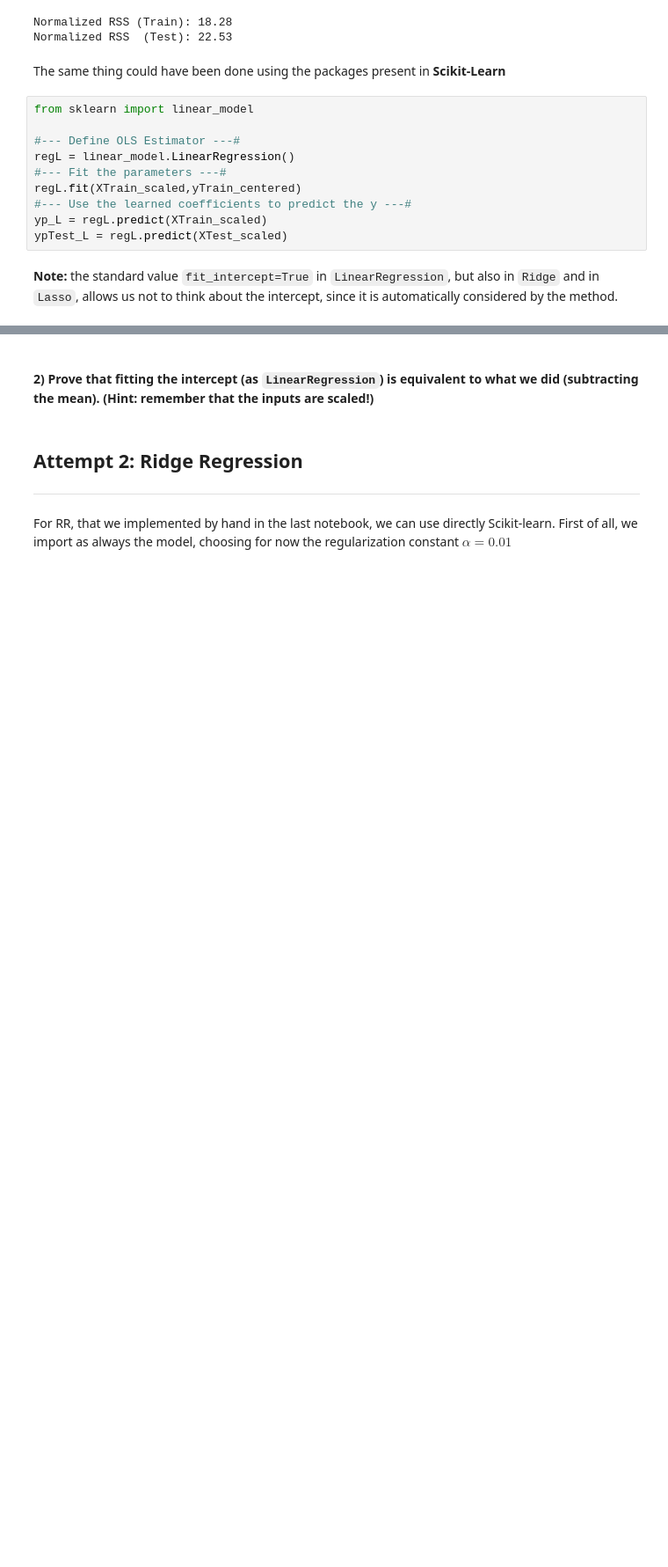
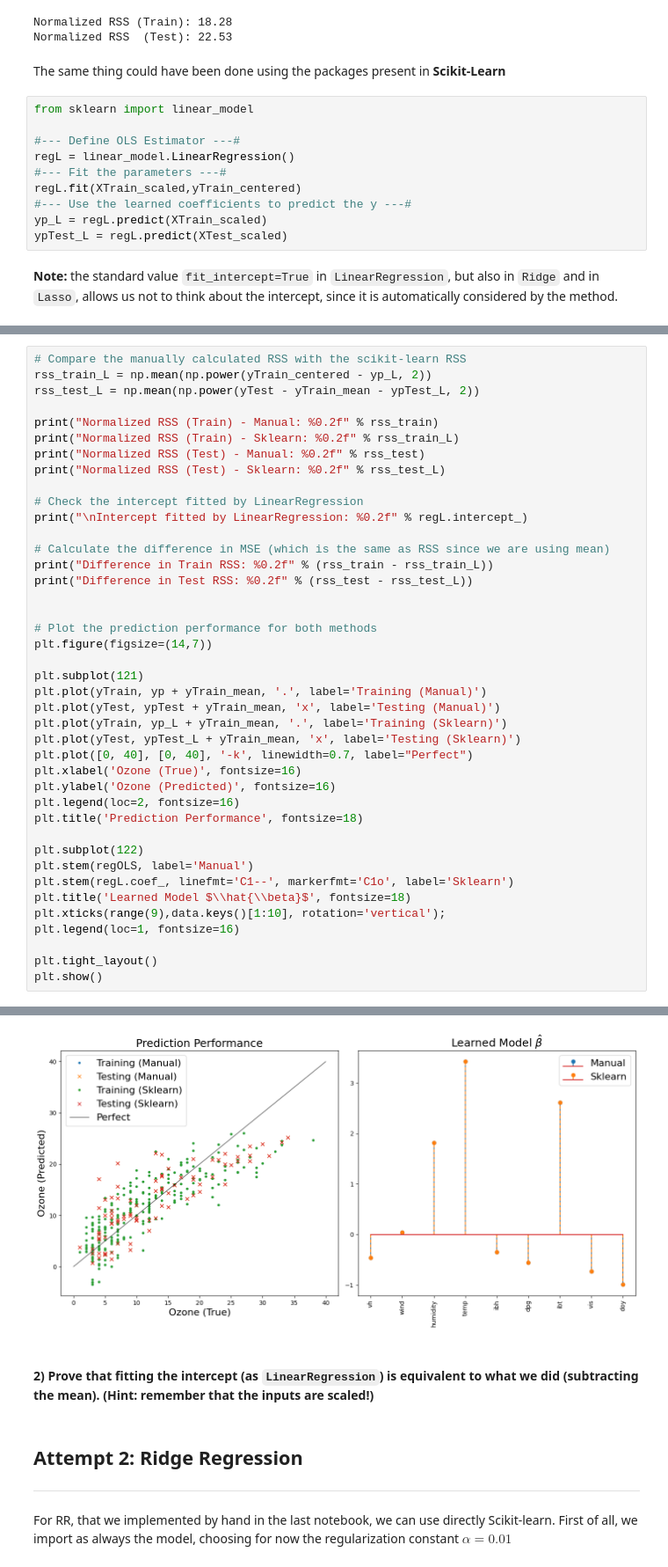
Before and after one commit to Jerry0209/FundamentalLearningEPFL, a Jupyter notebook: TP6/regularized_linear_regression_Jerry.ipynb, the cells around one changed output, grey strips where cells are left out. Shown at 88% size. Drawn from its saved outputs; the diff is of its cells as text; blank space fills up the shorter version.

```diff
--- a/TP6/regularized_linear_regression_Jerry.ipynb
+++ b/TP6/regularized_linear_regression_Jerry.ipynb
@@ -152,0 +161,42 @@ ypTest_L = regL.predict(XTest_scaled)
+# %%
+# Compare the manually calculated RSS with the scikit-learn RSS
+rss_train_L = np.mean(np.power(yTrain_centered - yp_L, 2))
+rss_test_L = np.mean(np.power(yTest - yTrain_mean - ypTest_L, 2))
+
+print("Normalized RSS (Train) - Manual: %0.2f" % rss_train)
+print("Normalized RSS (Train) - Sklearn: %0.2f" % rss_train_L)
+print("Normalized RSS (Test) - Manual: %0.2f" % rss_test)
+print("Normalized RSS (Test) - Sklearn: %0.2f" % rss_test_L)
+
+# Check the intercept fitted by LinearRegression
+print("\nIntercept fitted by LinearRegression: %0.2f" % regL.intercept_)
+
+# Calculate the difference in MSE (which is the same as RSS since we are using mean)
+print("Difference in Train RSS: %0.2f" % (rss_train - rss_train_L))
+print("Difference in Test RSS: %0.2f" % (rss_test - rss_test_L))
+
+
+# Plot the prediction performance for both methods
+plt.figure(figsize=(14,7))
+
+plt.subplot(121)
+plt.plot(yTrain, yp + yTrain_mean, '.', label='Training (Manual)')
+plt.plot(yTest, ypTest + yTrain_mean, 'x', label='Testing (Manual)')
+plt.plot(yTrain, yp_L + yTrain_mean, '.', label='Training (Sklearn)')
+plt.plot(yTest, ypTest_L + yTrain_mean, 'x', label='Testing (Sklearn)')
+plt.plot([0, 40], [0, 40], '-k', linewidth=0.7, label="Perfect")
+plt.xlabel('Ozone (True)', fontsize=16)
+plt.ylabel('Ozone (Predicted)', fontsize=16)
+plt.legend(loc=2, fontsize=16)
+plt.title('Prediction Performance', fontsize=18)
+
+plt.subplot(122)
+plt.stem(regOLS, label='Manual')
+plt.stem(regL.coef_, linefmt='C1--', markerfmt='C1o', label='Sklearn')
+plt.title('Learned Model $\\hat{\\beta}$', fontsize=18)
+plt.xticks(range(9),data.keys()[1:10], rotation='vertical');
+plt.legend(loc=1, fontsize=16)
+
+plt.tight_layout()
+plt.show()
+# %% [output]
@@ -153,3 +211,4 @@ ypTest_L = regL.predict(XTest_scaled)
+[figure, added]
 # %% [markdown]
 #### 2) Prove that fitting the intercept (as `LinearRegression`) is equivalent to what we did (subtracting the mean). (Hint: remember that the inputs are scaled!)
 # %% [markdown]
```
Also changed, not shown: parts of 12 cells of this notebook.
